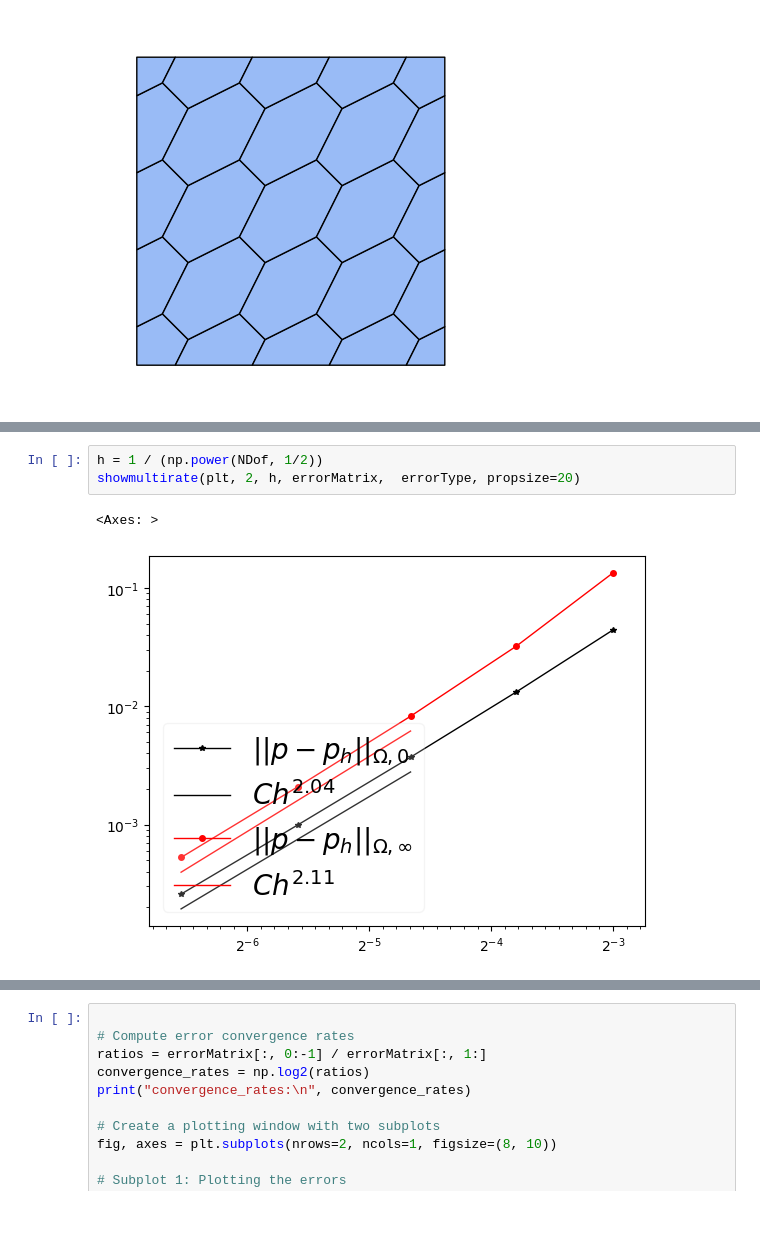
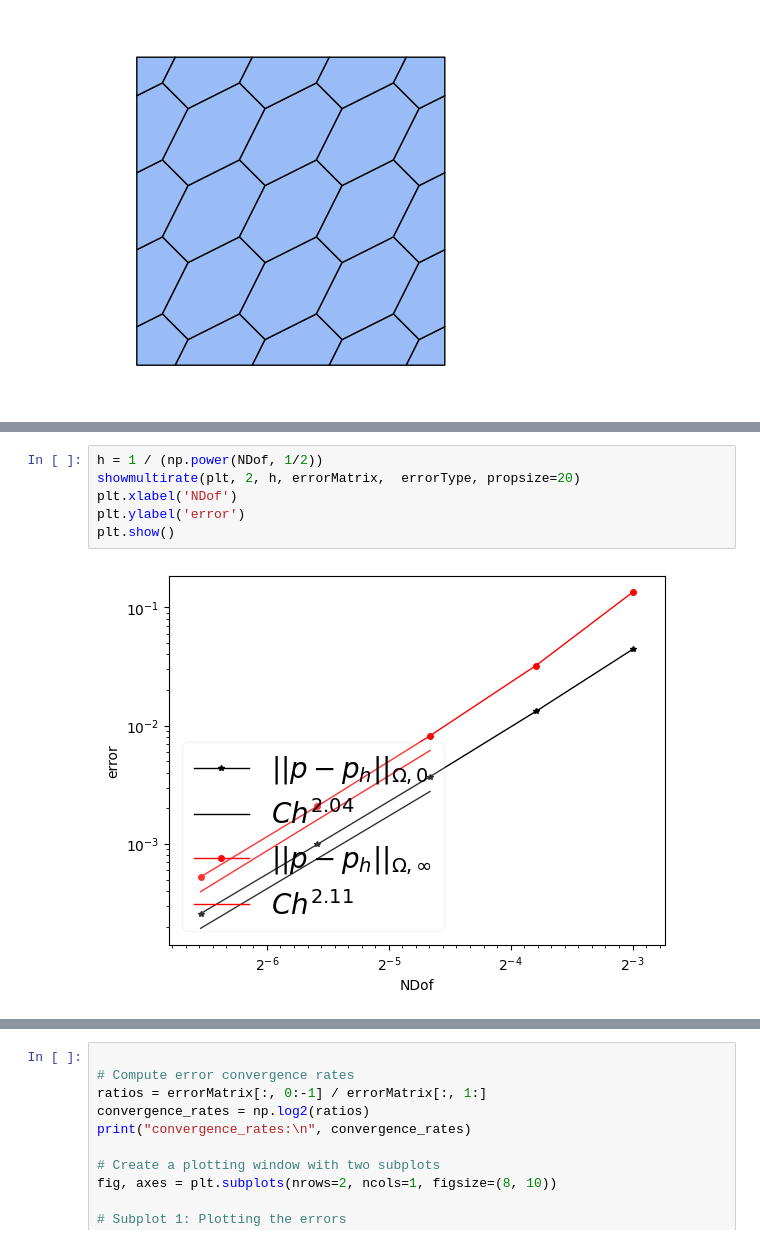
Before and after one commit to brighthe/hlthesis, a Jupyter notebook: mfdm/error_exp1_poisson_mfdm_primal.ipynb, the cells around one changed output, grey strips where cells are left out. Drawn from its saved outputs; the diff is of its cells as text; blank space fills up the shorter version.

```diff
--- a/mfdm/exp1_poisson_mfdm_primal.ipynb
+++ b/mfdm/error_exp1_poisson_mfdm_primal.ipynb
@@ -115,9 +116,11 @@ plt.show()
 # %%
 h = 1 / (np.power(NDof, 1/2))
 showmultirate(plt, 2, h, errorMatrix,  errorType, propsize=20)
+plt.xlabel('NDof')
+plt.ylabel('error')
+plt.show()
 # %% [output]
-<Axes: >
-[figure, old version]
+[figure, new version]
 # %%
 h = 1 / (np.power(NDof, 1/2))
 
```
Also changed, not shown: parts of 3 cells of this notebook, 4 other files.
